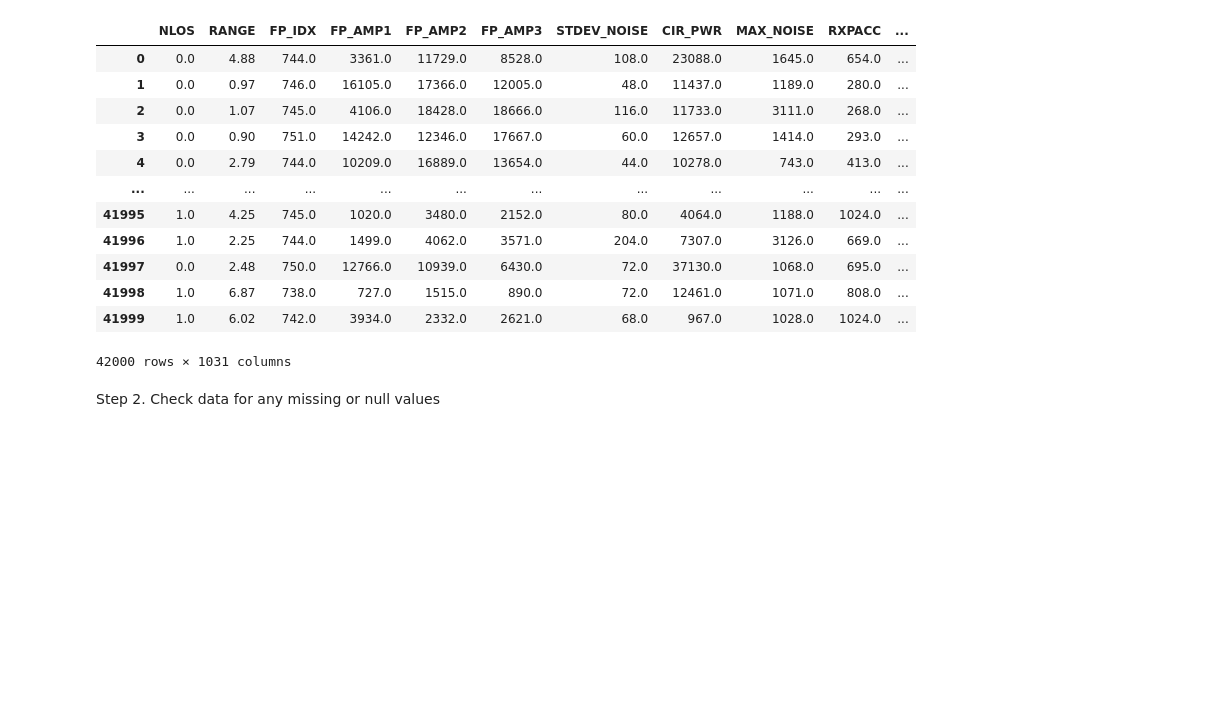
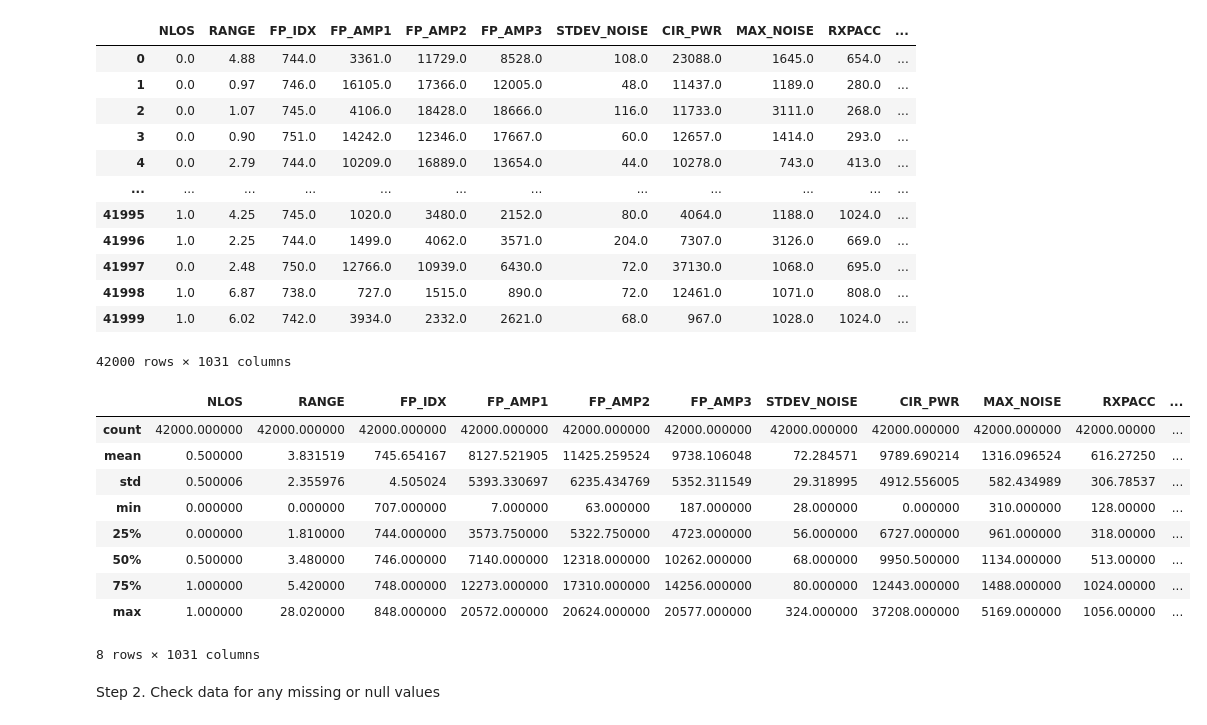
Before and after one commit to ptrpfa/UWB-LOS-NLOS-Classification, a Jupyter notebook: preprocessing.ipynb, the cells around one changed output. Saved outputs shown, nothing was run; the diff lists cells and outputs as text; code cells hidden in the pictures; blank space fills up the shorter version.

```diff
--- a/preprocessing.ipynb
+++ b/preprocessing.ipynb
@@ -53,6 +52,19 @@ df_combined_original
 | 41998 | 1.0 | 6.87 | 738.0 | 727.0 | 1515.0 | 890.0 | 72.0 | 12461.0 | 1071.0 | 808.0 | ... |
 | 41999 | 1.0 | 6.02 | 742.0 | 3934.0 | 2332.0 | 2621.0 | 68.0 | 967.0 | 1028.0 | 1024.0 | ... |
 42000 rows × 1031 columns
+# %%
+df_combined_original.describe()
+# %% [output]
+|  | NLOS | RANGE | FP_IDX | FP_AMP1 | FP_AMP2 | FP_AMP3 | STDEV_NOISE | CIR_PWR | MAX_NOISE | RXPACC | ... |
+| count | 42000.000000 | 42000.000000 | 42000.000000 | 42000.000000 | 42000.000000 | 42000.000000 | 42000.000000 | 42000.000000 | 42000.000000 | 42000.00000 | ... |
+| mean | 0.500000 | 3.831519 | 745.654167 | 8127.521905 | 11425.259524 | 9738.106048 | 72.284571 | 9789.690214 | 1316.096524 | 616.27250 | ... |
+| std | 0.500006 | 2.355976 | 4.505024 | 5393.330697 | 6235.434769 | 5352.311549 | 29.318995 | 4912.556005 | 582.434989 | 306.78537 | ... |
+| min | 0.000000 | 0.000000 | 707.000000 | 7.000000 | 63.000000 | 187.000000 | 28.000000 | 0.000000 | 310.000000 | 128.00000 | ... |
+| 25% | 0.000000 | 1.810000 | 744.000000 | 3573.750000 | 5322.750000 | 4723.000000 | 56.000000 | 6727.000000 | 961.000000 | 318.00000 | ... |
+| 50% | 0.500000 | 3.480000 | 746.000000 | 7140.000000 | 12318.000000 | 10262.000000 | 68.000000 | 9950.500000 | 1134.000000 | 513.00000 | ... |
+| 75% | 1.000000 | 5.420000 | 748.000000 | 12273.000000 | 17310.000000 | 14256.000000 | 80.000000 | 12443.000000 | 1488.000000 | 1024.00000 | ... |
+| max | 1.000000 | 28.020000 | 848.000000 | 20572.000000 | 20624.000000 | 20577.000000 | 324.000000 | 37208.000000 | 5169.000000 | 1056.00000 | ... |
+8 rows × 1031 columns
 # %% [markdown]
 Step 2. Check data for any missing or null values
 # %%
```
Also changed, not shown: parts of 17 cells of this notebook, 5 other files.
